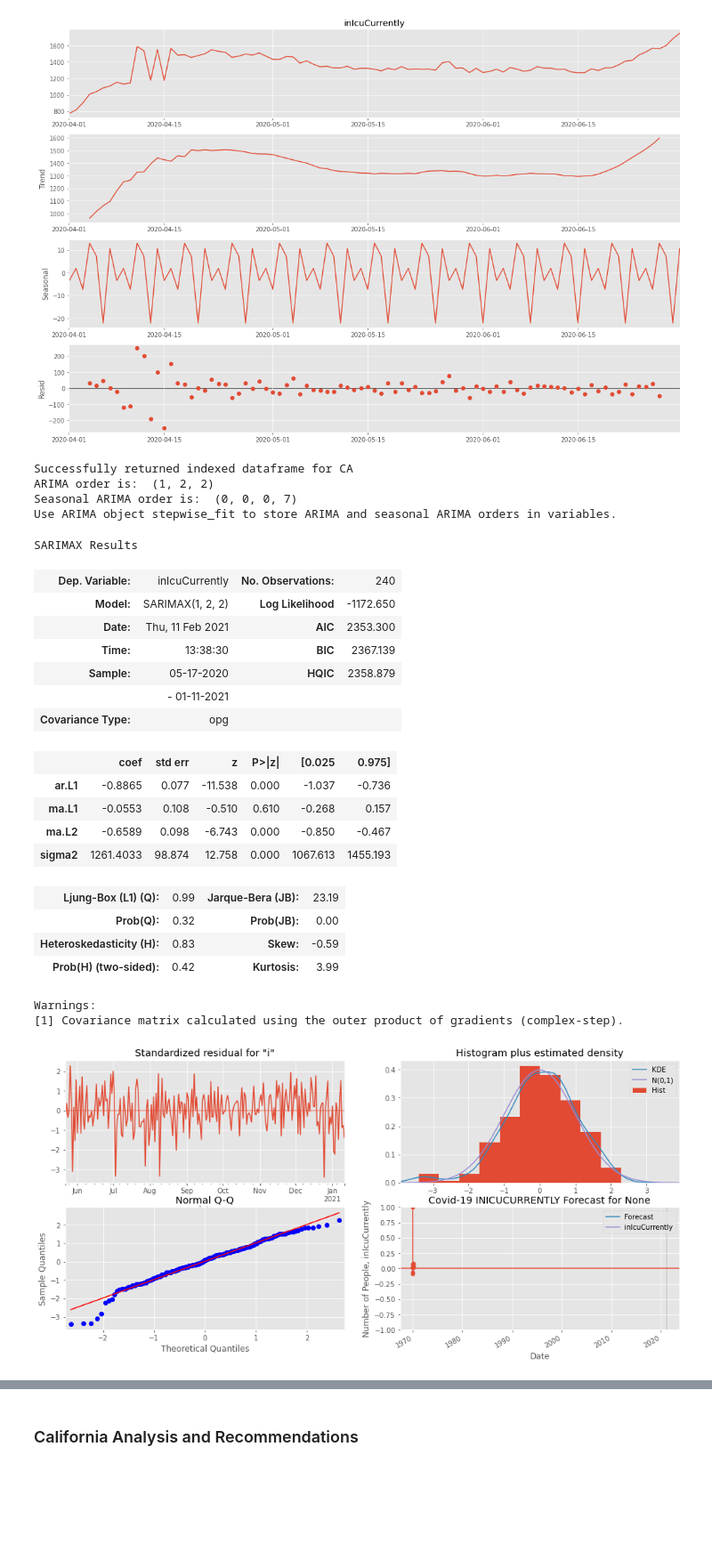
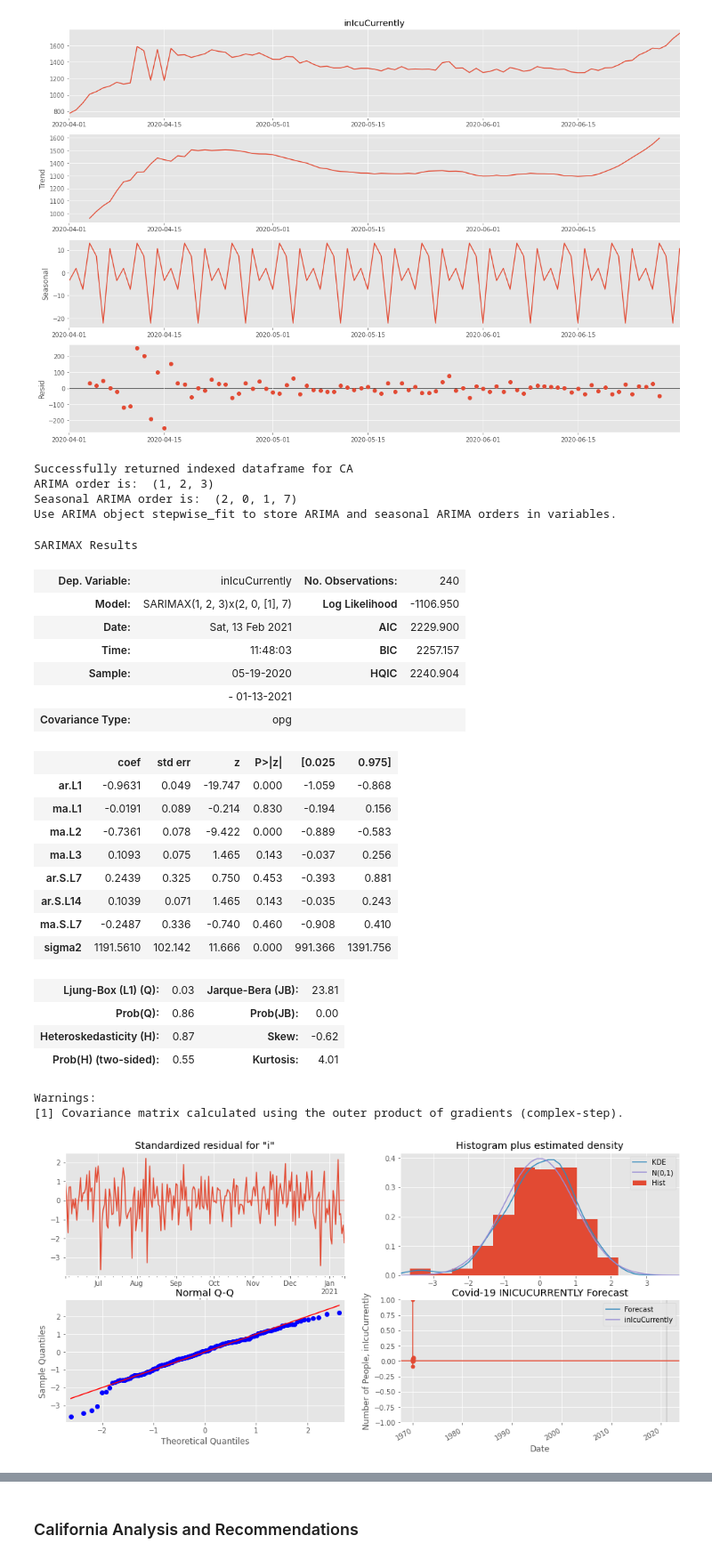
Before and after one commit to JosephDenney/Covid_Analysis, a Jupyter notebook: Covid_Notebook.ipynb, the cells around one changed output, grey strips where cells are left out. Shown at 89% size. Saved outputs shown, nothing was run; the diff lists cells and outputs as text; code cells hidden in the pictures; blank space fills up the shorter version.

```diff
--- a/Covid_Notebook.ipynb
+++ b/Covid_Notebook.ipynb
@@ -94,7 +94,7 @@ if open_links == True:
 #### The Covid Tracking Project was organized by the news agency The Atlantic early in 2020 in an effort to provide as much data on the pandemic as possible. Coordination of state by state Covid data required building working relationships with state officials to obtain relevant state information. Above are links to the project that can provide further information regarding Covid-19. Additionally, it is worth noting that the project is coming to its end at the beginning of March 2021 as a result of improvements to Federal collection of data.
 # %%
 # set to true to fetch new data
-get_data = False
+get_data = True
 # %%
 if get_data == True:
     df_states = pd.read_csv('https://api.covidtracking.com/v1/states/daily.csv',index_col='date',parse_dates=True)
@@ -741,29 +753,34 @@ sd(df_ref.loc['04-2020':'06-2020']['inIcuCurrently']).plot();
 # %% [output]
 [figure]
 # %%
-state_dataframe, exog_forecast = create_exog_forecast(df_states, 'inIcuCurrently', m_periods=7, state_postal_code='CA')
+state_dataframe, exog_forecast = create_exog_forecast(df_states, 'inIcuCurrently',
+                                                      m_periods=7, state_postal_code='CA')
 # %% [output]
 Successfully returned indexed dataframe for CA
-ARIMA order is:  (1, 2, 2)
-Seasonal ARIMA order is:  (0, 0, 0, 7)
+ARIMA order is:  (1, 2, 3)
+Seasonal ARIMA order is:  (2, 0, 1, 7)
 Use ARIMA object stepwise_fit to store ARIMA and seasonal ARIMA orders in variables.
 SARIMAX Results
 | Dep. Variable: | inIcuCurrently | No. Observations: | 240 |
-| Model: | SARIMAX(1, 2, 2) | Log Likelihood | -1172.650 |
-| Date: | Thu, 11 Feb 2021 | AIC | 2353.300 |
-| Time: | 13:38:30 | BIC | 2367.139 |
-| Sample: | 05-17-2020 | HQIC | 2358.879 |
-|  | - 01-11-2021 |  |  |
+| Model: | SARIMAX(1, 2, 3)x(2, 0, [1], 7) | Log Likelihood | -1106.950 |
+| Date: | Sat, 13 Feb 2021 | AIC | 2229.900 |
+| Time: | 11:48:03 | BIC | 2257.157 |
+| Sample: | 05-19-2020 | HQIC | 2240.904 |
+|  | - 01-13-2021 |  |  |
 | Covariance Type: | opg |  |  |
 |  | coef | std err | z | P>|z| | [0.025 | 0.975] |
-| ar.L1 | -0.8865 | 0.077 | -11.538 | 0.000 | -1.037 | -0.736 |
-| ma.L1 | -0.0553 | 0.108 | -0.510 | 0.610 | -0.268 | 0.157 |
-| ma.L2 | -0.6589 | 0.098 | -6.743 | 0.000 | -0.850 | -0.467 |
-| sigma2 | 1261.4033 | 98.874 | 12.758 | 0.000 | 1067.613 | 1455.193 |
+| ar.L1 | -0.9631 | 0.049 | -19.747 | 0.000 | -1.059 | -0.868 |
+| ma.L1 | -0.0191 | 0.089 | -0.214 | 0.830 | -0.194 | 0.156 |
+| ma.L2 | -0.7361 | 0.078 | -9.422 | 0.000 | -0.889 | -0.583 |
+| ma.L3 | 0.1093 | 0.075 | 1.465 | 0.143 | -0.037 | 0.256 |
+| ar.S.L7 | 0.2439 | 0.325 | 0.750 | 0.453 | -0.393 | 0.881 |
+| ar.S.L14 | 0.1039 | 0.071 | 1.465 | 0.143 | -0.035 | 0.243 |
+| ma.S.L7 | -0.2487 | 0.336 | -0.740 | 0.460 | -0.908 | 0.410 |
+| sigma2 | 1191.5610 | 102.142 | 11.666 | 0.000 | 991.366 | 1391.756 |
-| Ljung-Box (L1) (Q): | 0.99 | Jarque-Bera (JB): | 23.19 |
-| Prob(Q): | 0.32 | Prob(JB): | 0.00 |
-| Heteroskedasticity (H): | 0.83 | Skew: | -0.59 |
-| Prob(H) (two-sided): | 0.42 | Kurtosis: | 3.99 |
+| Ljung-Box (L1) (Q): | 0.03 | Jarque-Bera (JB): | 23.81 |
+| Prob(Q): | 0.86 | Prob(JB): | 0.00 |
+| Heteroskedasticity (H): | 0.87 | Skew: | -0.62 |
+| Prob(H) (two-sided): | 0.55 | Kurtosis: | 4.01 |
 Warnings:
 [1] Covariance matrix calculated using the outer product of gradients (complex-step).
-[figure, old version]
+[figure, new version]
```
Also changed, not shown: parts of 117 cells of this notebook, 3 other files.
